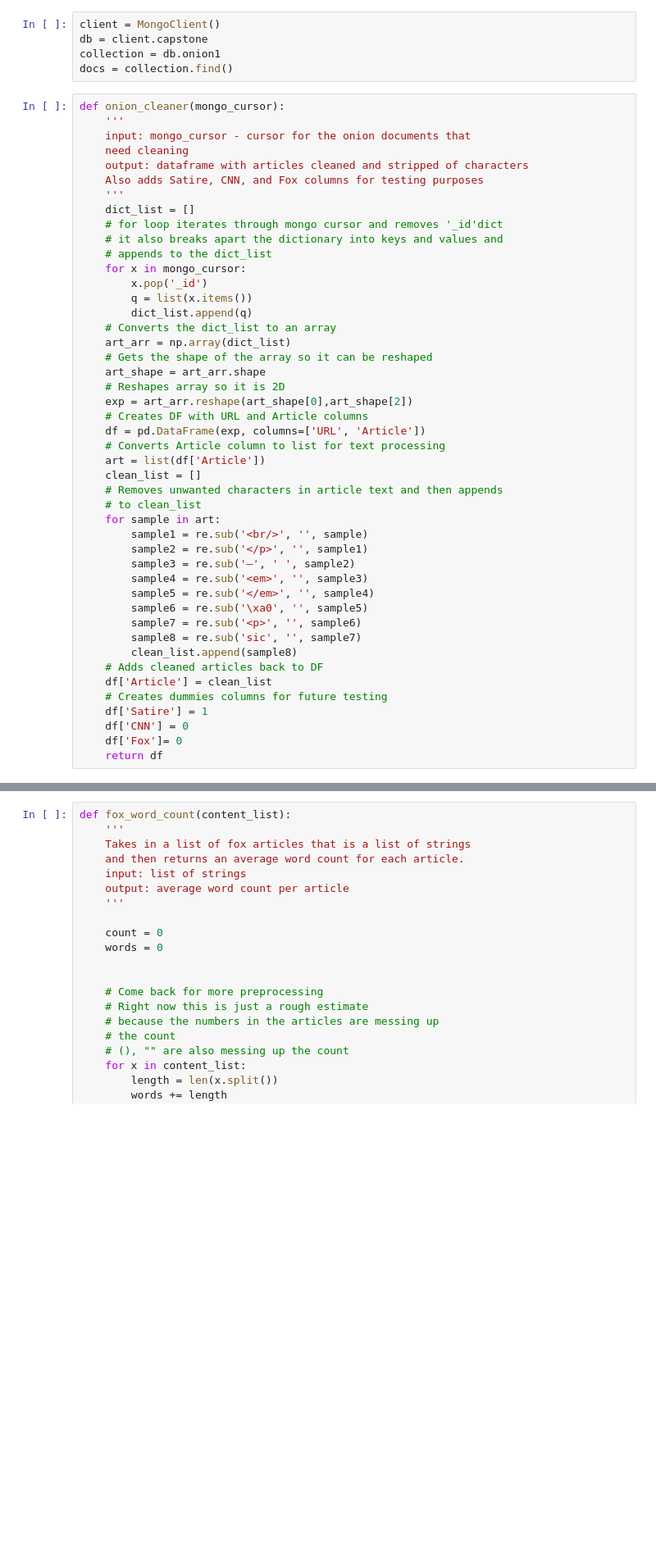
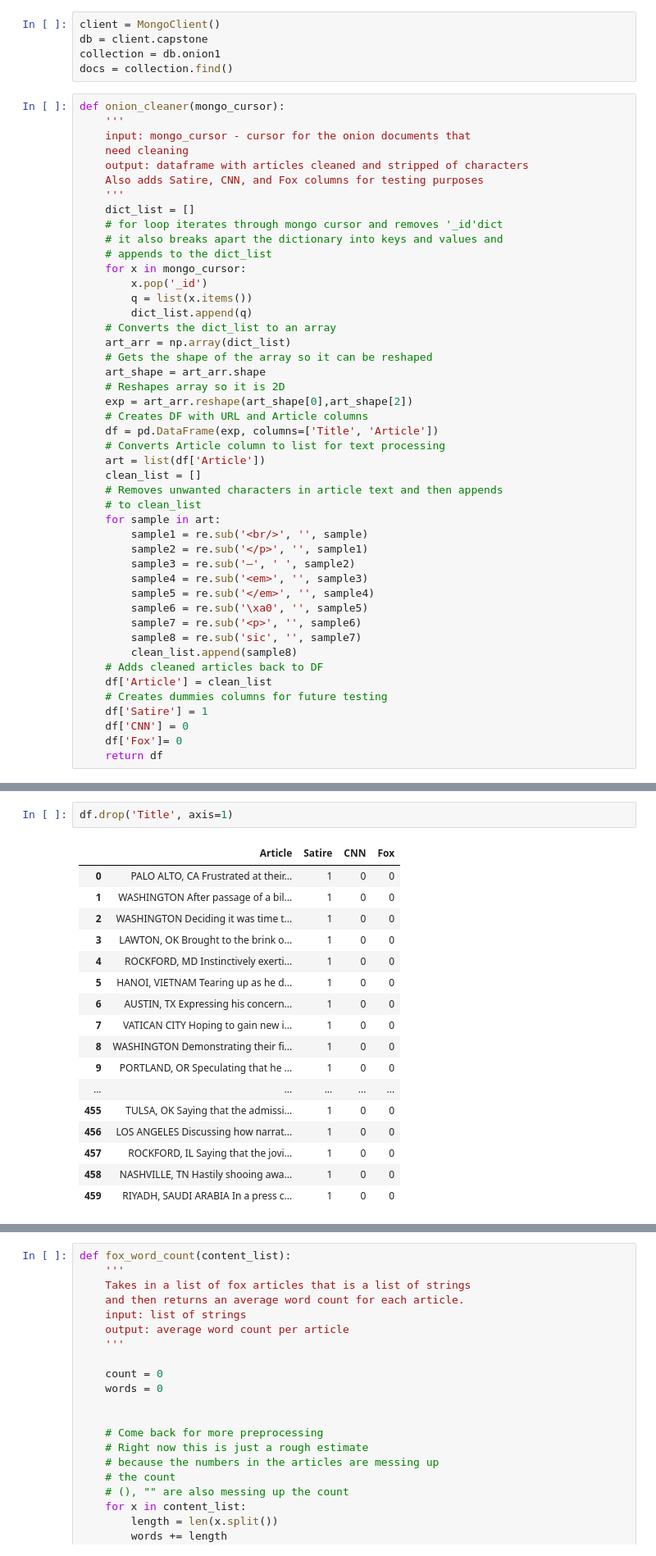
Before and after one commit to johncpolitte/News_or_Satire, a Jupyter notebook: build_full_df.ipynb, the cells around one changed output, grey strips where cells are left out. Shown at 82% size. Cells and saved outputs as stored; diff of their text form; blank space fills up the shorter version.

```diff
--- a/build_full_df.ipynb
+++ b/build_full_df.ipynb
@@ -35,7 +35,7 @@ def onion_cleaner(mongo_cursor):
     # Reshapes array so it is 2D
     exp = art_arr.reshape(art_shape[0],art_shape[2])
     # Creates DF with URL and Article columns
-    df = pd.DataFrame(exp, columns=['URL', 'Article'])
+    df = pd.DataFrame(exp, columns=['Title', 'Article'])
     # Converts Article column to list for text processing
     art = list(df['Article'])
     clean_list = []
@@ -60,0 +104,20 @@ def onion_cleaner(mongo_cursor):
+# %%
+df.drop('Title', axis=1)
+# %% [output]
+|  | Article | Satire | CNN | Fox |
+| 0 | PALO ALTO, CA Frustrated at their... | 1 | 0 | 0 |
+| 1 | WASHINGTON After passage of a bil... | 1 | 0 | 0 |
+| 2 | WASHINGTON Deciding it was time t... | 1 | 0 | 0 |
+| 3 | LAWTON, OK Brought to the brink o... | 1 | 0 | 0 |
+| 4 | ROCKFORD, MD Instinctively exerti... | 1 | 0 | 0 |
+| 5 | HANOI, VIETNAM Tearing up as he d... | 1 | 0 | 0 |
+| 6 | AUSTIN, TX Expressing his concern... | 1 | 0 | 0 |
+| 7 | VATICAN CITY Hoping to gain new i... | 1 | 0 | 0 |
+| 8 | WASHINGTON Demonstrating their fi... | 1 | 0 | 0 |
+| 9 | PORTLAND, OR Speculating that he ... | 1 | 0 | 0 |
+| ... | ... | ... | ... | ... |
+| 455 | TULSA, OK Saying that the admissi... | 1 | 0 | 0 |
+| 456 | LOS ANGELES Discussing how narrat... | 1 | 0 | 0 |
+| 457 | ROCKFORD, IL Saying that the jovi... | 1 | 0 | 0 |
+| 458 | NASHVILLE, TN Hastily shooing awa... | 1 | 0 | 0 |
+| 459 | RIYADH, SAUDI ARABIA In a press c... | 1 | 0 | 0 |
```
Also changed, not shown: parts of 14 cells of this notebook, 1 other file.
